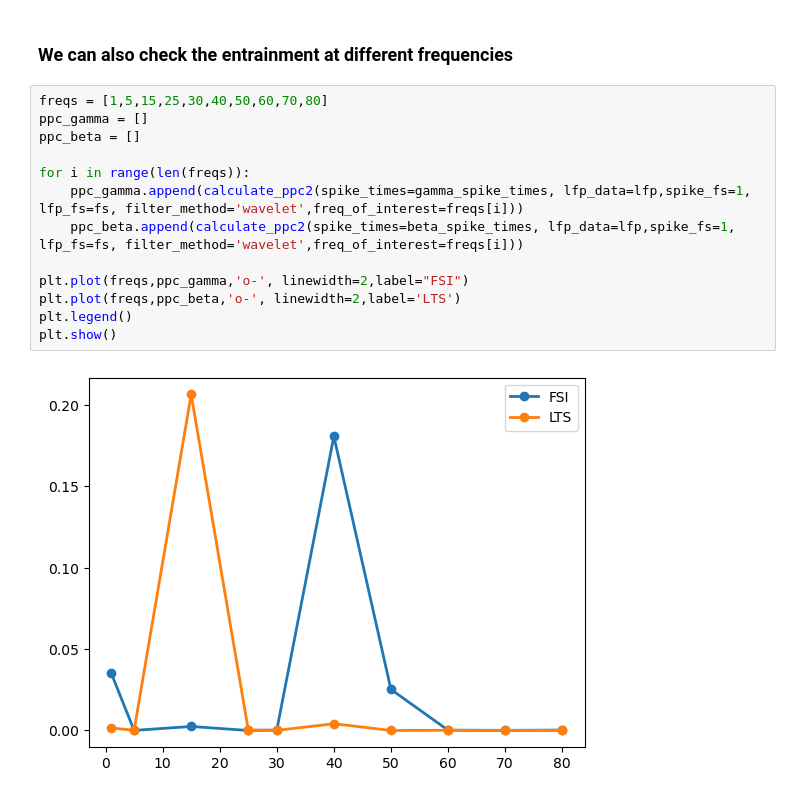
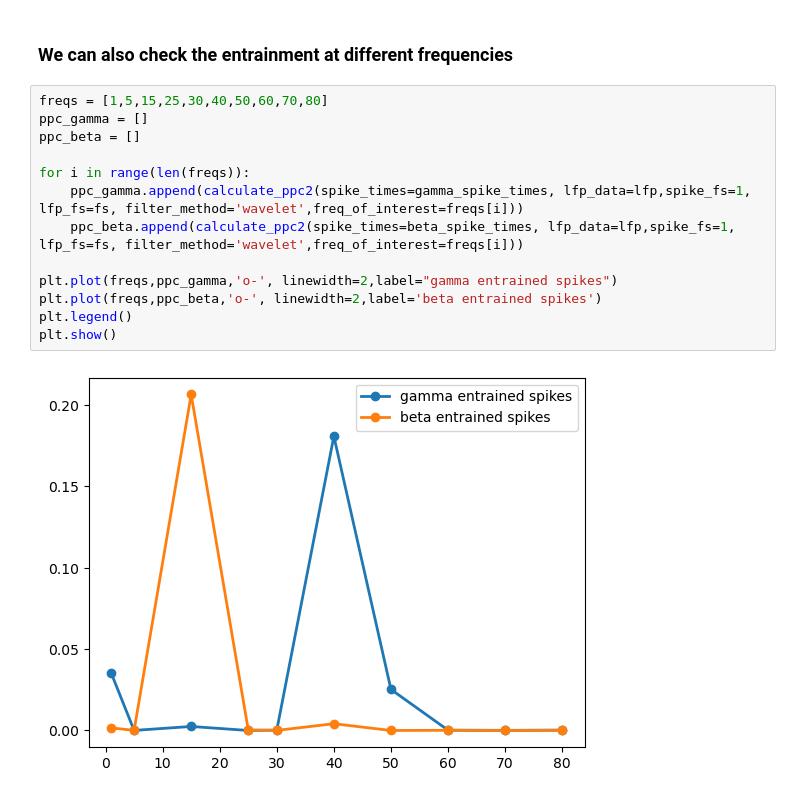
Before and after one commit to cyneuro/bmtool, a Jupyter notebook: docs/examples/notebooks/analysis/phase_locking_value/spike_phase_entrainment.ipynb, the cells around one changed output. Saved outputs shown, nothing was run; the diff lists cells and outputs as text.

```diff
--- a/docs/examples/notebooks/analysis/phase_locking_value/spike_phase_entrainment.ipynb
+++ b/docs/examples/notebooks/analysis/phase_locking_value/spike_phase_entrainment.ipynb
@@ -177,15 +177,15 @@ print(np.sqrt(calculate_ppc2(spike_times=gamma_spike_times, lfp_data=lfp,spike_f
 # %%
 freqs = [1,5,15,25,30,40,50,60,70,80]
 ppc_gamma = []
 ppc_beta = []
 
 for i in range(len(freqs)):
     ppc_gamma.append(calculate_ppc2(spike_times=gamma_spike_times, lfp_data=lfp,spike_fs=1, lfp_fs=fs, filter_method='wavelet',freq_of_interest=freqs[i]))
     ppc_beta.append(calculate_ppc2(spike_times=beta_spike_times, lfp_data=lfp,spike_fs=1, lfp_fs=fs, filter_method='wavelet',freq_of_interest=freqs[i]))
 
-plt.plot(freqs,ppc_gamma,'o-', linewidth=2,label="FSI")
-plt.plot(freqs,ppc_beta,'o-', linewidth=2,label='LTS')
+plt.plot(freqs,ppc_gamma,'o-', linewidth=2,label="gamma entrained spikes")
+plt.plot(freqs,ppc_beta,'o-', linewidth=2,label='beta entrained spikes')
 plt.legend()
 plt.show()
 # %% [output]
-[figure, old version]
+[figure, new version]
```
Also changed, not shown: 2 other files.
